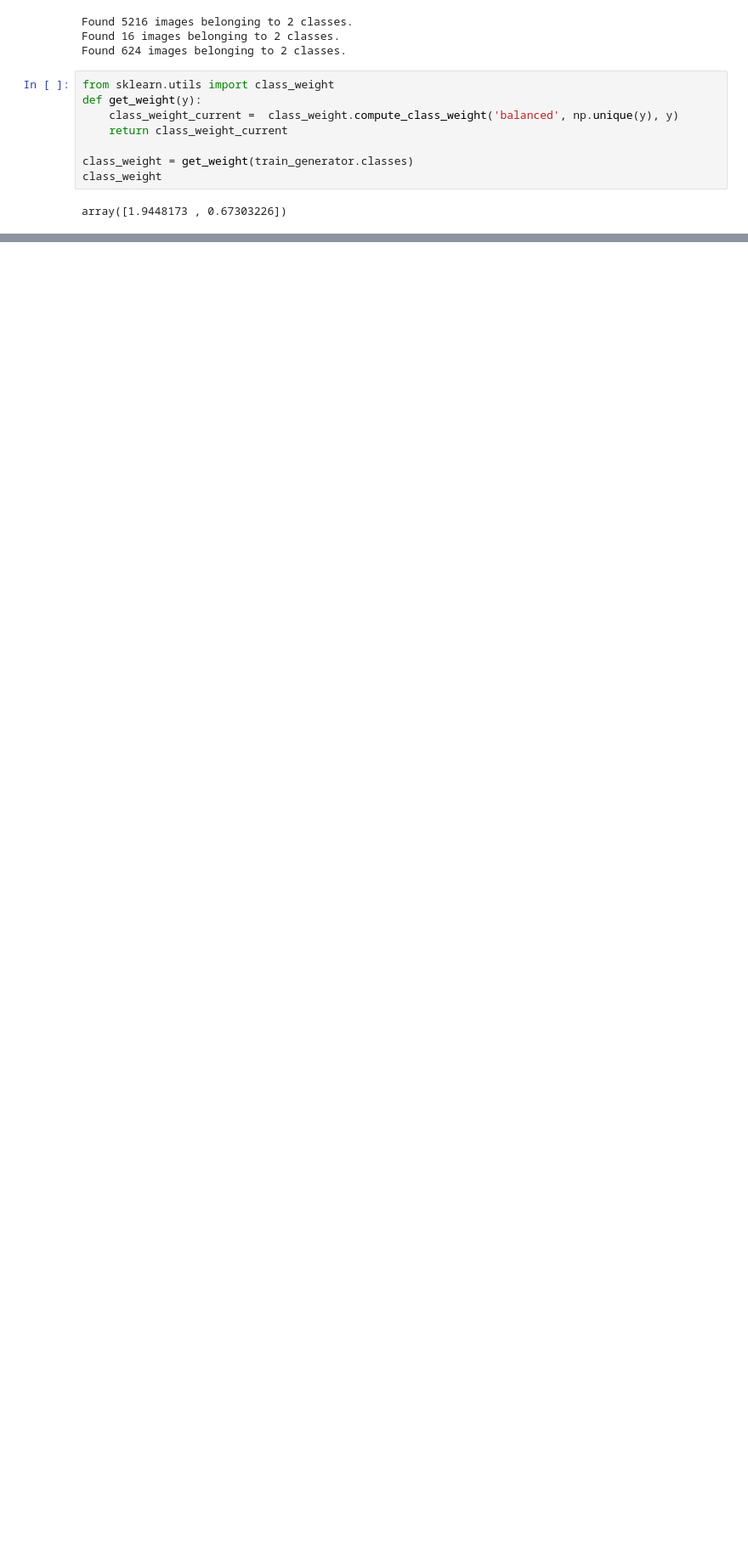
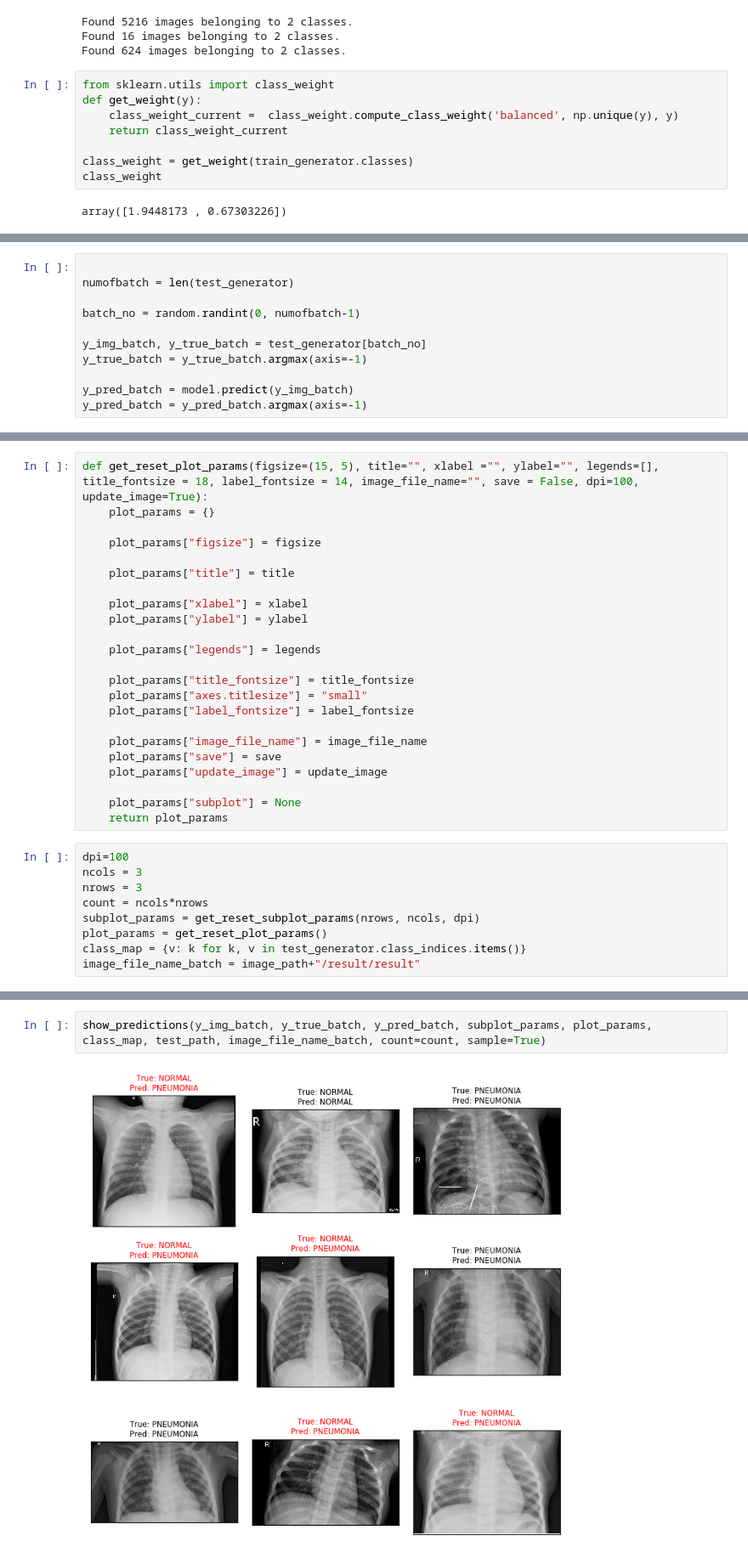
Before and after one commit to kenNicholaus/pneumonia_detection, a Jupyter notebook: pneumonia_detection_using_Inception_Transfer_Learning.ipynb, the cells around one changed output, grey strips where cells are left out. Shown at 85% size. Saved outputs shown, nothing was run; the diff lists cells and outputs as text; blank space fills up the shorter version.

```diff
--- a/pneumonia_detection_using_Inception_Transfer_Learning.ipynb
+++ b/pneumonia_detection_using_Inception_Transfer_Learning.ipynb
@@ -264,0 +359,11 @@ Epoch 63/100
+# %%
+
+numofbatch = len(test_generator)
+
+batch_no = random.randint(0, numofbatch-1)
+
+y_img_batch, y_true_batch = test_generator[batch_no]
+y_true_batch = y_true_batch.argmax(axis=-1)
+
+y_pred_batch = model.predict(y_img_batch)
+y_pred_batch = y_pred_batch.argmax(axis=-1)
@@ -264,0 +387,32 @@ Epoch 63/100
+# %%
+def get_reset_plot_params(figsize=(15, 5), title="", xlabel ="", ylabel="", legends=[], title_fontsize = 18, label_fontsize = 14, image_file_name="", save = False, dpi=100, update_image=True):
+    plot_params = {}
+
+    plot_params["figsize"] = figsize
+
+    plot_params["title"] = title
+
+    plot_params["xlabel"] = xlabel
+    plot_params["ylabel"] = ylabel
+
+    plot_params["legends"] = legends
+
+    plot_params["title_fontsize"] = title_fontsize
+    plot_params["axes.titlesize"] = "small"
+    plot_params["label_fontsize"] = label_fontsize
+
+    plot_params["image_file_name"] = image_file_name
+    plot_params["save"] = save
+    plot_params["update_image"] = update_image
+
+    plot_params["subplot"] = None
+    return plot_params
+# %%
+dpi=100
+ncols = 3
+nrows = 3
+count = ncols*nrows
+subplot_params = get_reset_subplot_params(nrows, ncols, dpi)
+plot_params = get_reset_plot_params()
+class_map = {v: k for k, v in test_generator.class_indices.items()}
+image_file_name_batch = image_path+"/result/result"
@@ -264,0 +428,4 @@ Epoch 63/100
+# %%
+show_predictions(y_img_batch, y_true_batch, y_pred_batch, subplot_params, plot_params, class_map, test_path, image_file_name_batch, count=count, sample=True)
+# %% [output]
+[figure, added]
```
Also changed, not shown: parts of 16 cells of this notebook.
